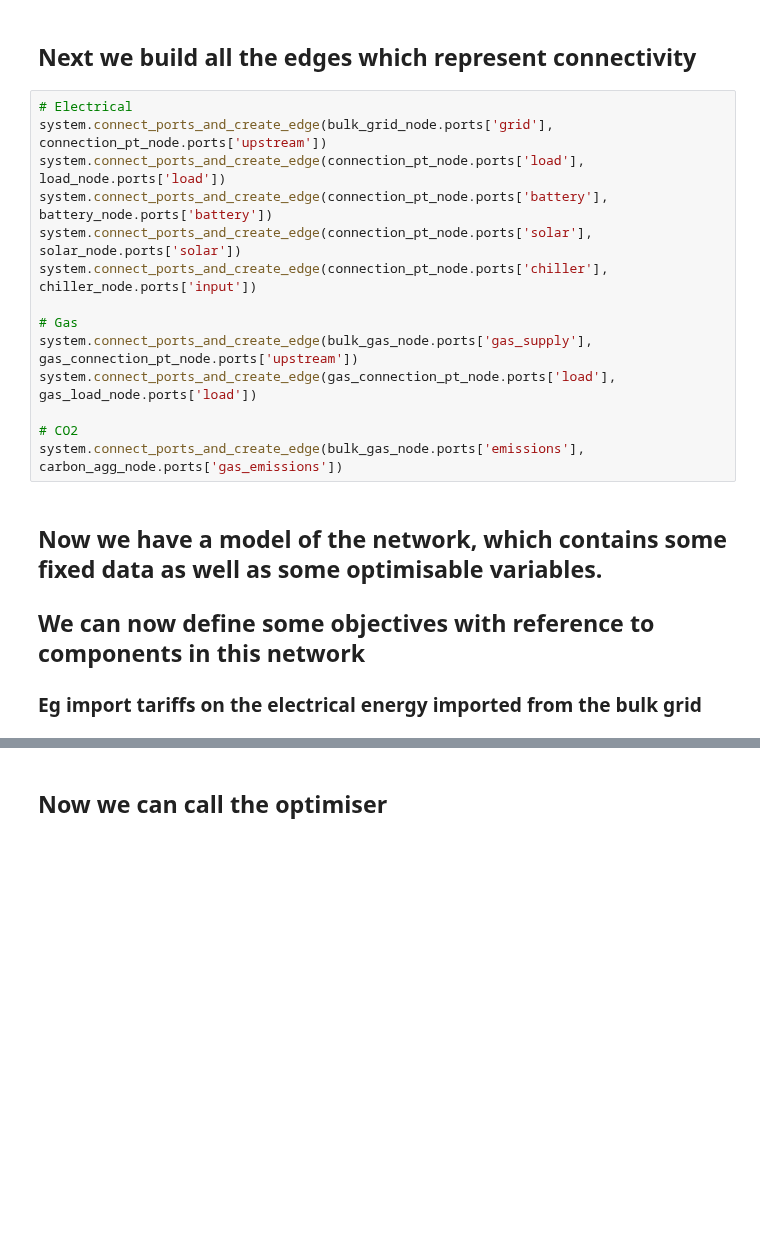
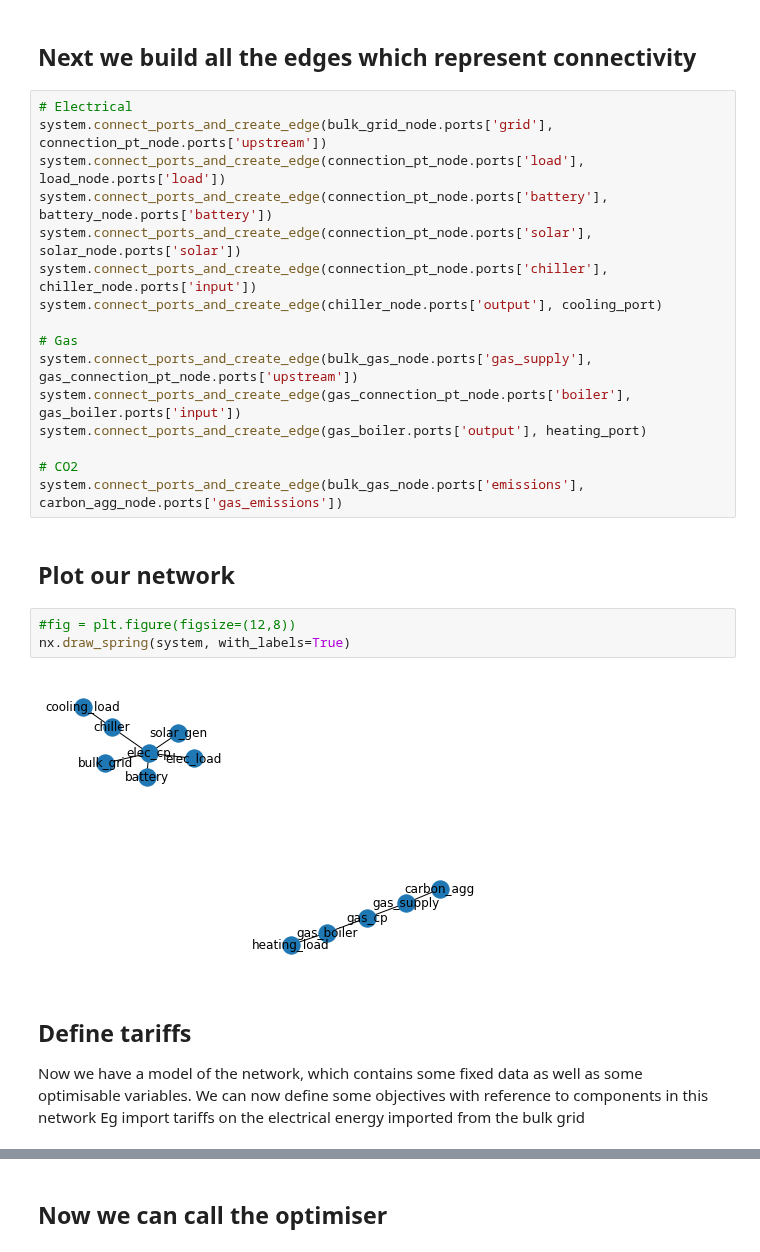
Before and after one commit to bsgip/echo, a Jupyter notebook: scripts/jupyter_examples/f&s_demo.ipynb, the cells around one changed output, grey strips where cells are left out. Saved outputs shown, nothing was run; the diff lists cells and outputs as text; blank space fills up the shorter version.

```diff
--- a/scripts/jupyter_examples/f&s_demo.ipynb
+++ b/scripts/jupyter_examples/f&s_demo.ipynb
@@ -160,17 +198,28 @@ system.connect_ports_and_create_edge(connection_pt_node.ports['load'], load_node
 system.connect_ports_and_create_edge(connection_pt_node.ports['battery'], battery_node.ports['battery'])
 system.connect_ports_and_create_edge(connection_pt_node.ports['solar'], solar_node.ports['solar'])
 system.connect_ports_and_create_edge(connection_pt_node.ports['chiller'], chiller_node.ports['input'])
+system.connect_ports_and_create_edge(chiller_node.ports['output'], cooling_port)
 
 # Gas
 system.connect_ports_and_create_edge(bulk_gas_node.ports['gas_supply'], gas_connection_pt_node.ports['upstream'])
-system.connect_ports_and_create_edge(gas_connection_pt_node.ports['load'], gas_load_node.ports['load'])
+system.connect_ports_and_create_edge(gas_connection_pt_node.ports['boiler'], gas_boiler.ports['input'])
+system.connect_ports_and_create_edge(gas_boiler.ports['output'], heating_port)
 
 # CO2
 system.connect_ports_and_create_edge(bulk_gas_node.ports['emissions'], carbon_agg_node.ports['gas_emissions'])
+# %% [markdown]
+
+## Plot our network
+# %%
+#fig = plt.figure(figsize=(12,8))
+nx.draw_spring(system, with_labels=True)
+# %% [output]
+[figure, added]
 # %% [markdown]
-## Now we have a model of the network, which contains some fixed data as well as some optimisable variables.
-## We can now define some objectives with reference to components in this network
-### Eg import tariffs on the electrical energy imported from the bulk grid
+## Define tariffs
+Now we have a model of the network, which contains some fixed data as well as some optimisable variables.
+We can now define some objectives with reference to components in this network
+Eg import tariffs on the electrical energy imported from the bulk grid
 # %%
 elec_tariff = ImportTariff(component=connection_pt_node.ports['upstream'],
                            tariff_array=[elec_rate]*time_periods)
```
Also changed, not shown: parts of 16 cells of this notebook, 8 other files.
